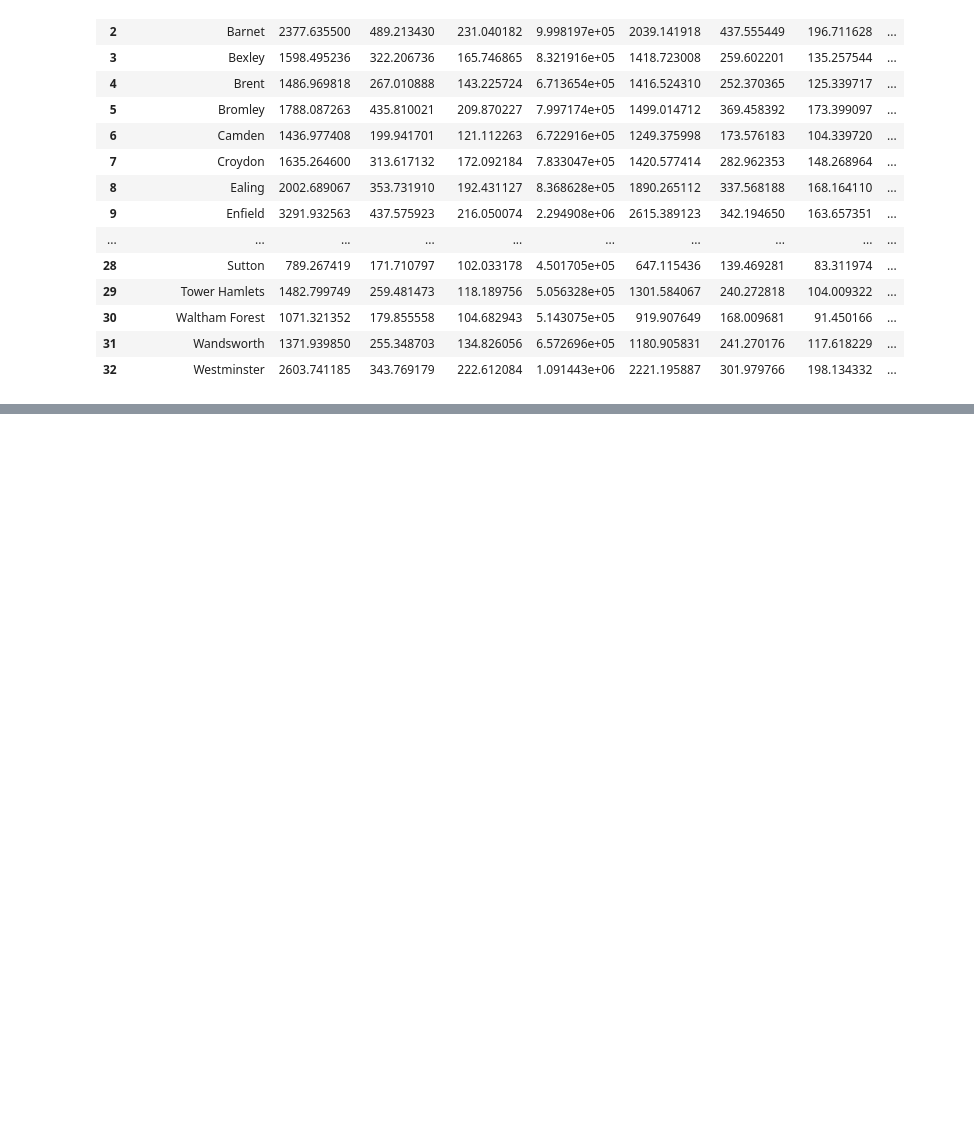
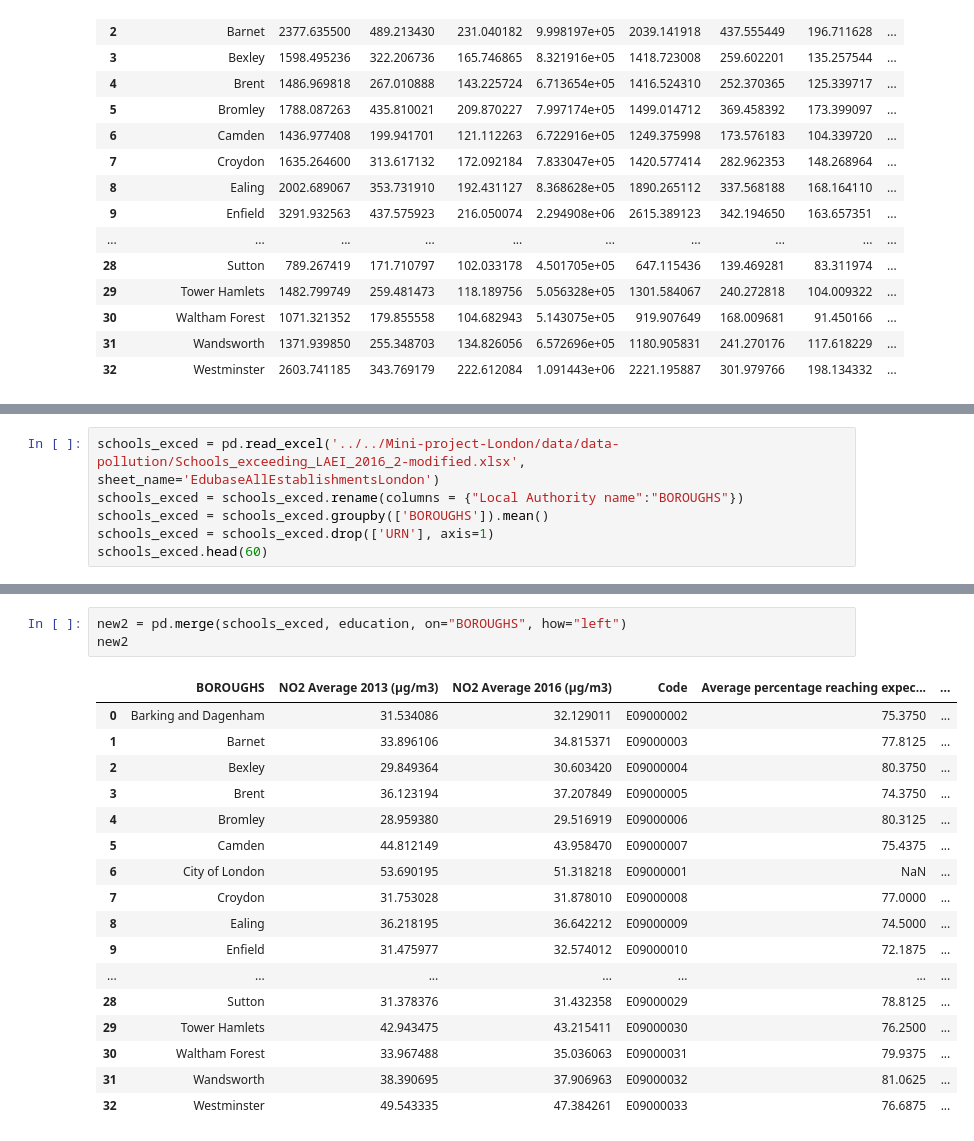
Before and after one commit to Vilma-St/Mini-project-London, a Jupyter notebook: your-code/pollution.ipynb, the cells around one changed output, grey strips where cells are left out. Cells and saved outputs as stored; diff of their text form; blank space fills up the shorter version.

Commit message:
updated pollution file

```diff
--- a/your-code/pollution.ipynb
+++ b/your-code/pollution.ipynb
@@ -93,0 +94,6 @@ correlation
+# %%
+schools_exced = pd.read_excel('../../Mini-project-London/data/data-pollution/Schools_exceeding_LAEI_2016_2-modified.xlsx', sheet_name='EdubaseAllEstablishmentsLondon')
+schools_exced = schools_exced.rename(columns = {"Local Authority name":"BOROUGHS"})
+schools_exced = schools_exced.groupby(['BOROUGHS']).mean()
+schools_exced = schools_exced.drop(['URN'], axis=1)
+schools_exced.head(60)
@@ -93,0 +119,21 @@ correlation
+# %%
+new2 = pd.merge(schools_exced, education, on="BOROUGHS", how="left")
+new2
+# %% [output]
+|  | BOROUGHS | NO2 Average 2013 (µg/m3) | NO2 Average 2016 (µg/m3) | Code | Average percentage reaching expec... | ... |
+| 0 | Barking and Dagenham | 31.534086 | 32.129011 | E09000002 | 75.3750 | ... |
+| 1 | Barnet | 33.896106 | 34.815371 | E09000003 | 77.8125 | ... |
+| 2 | Bexley | 29.849364 | 30.603420 | E09000004 | 80.3750 | ... |
+| 3 | Brent | 36.123194 | 37.207849 | E09000005 | 74.3750 | ... |
+| 4 | Bromley | 28.959380 | 29.516919 | E09000006 | 80.3125 | ... |
+| 5 | Camden | 44.812149 | 43.958470 | E09000007 | 75.4375 | ... |
+| 6 | City of London | 53.690195 | 51.318218 | E09000001 | NaN | ... |
+| 7 | Croydon | 31.753028 | 31.878010 | E09000008 | 77.0000 | ... |
+| 8 | Ealing | 36.218195 | 36.642212 | E09000009 | 74.5000 | ... |
+| 9 | Enfield | 31.475977 | 32.574012 | E09000010 | 72.1875 | ... |
+| ... | ... | ... | ... | ... | ... | ... |
+| 28 | Sutton | 31.378376 | 31.432358 | E09000029 | 78.8125 | ... |
+| 29 | Tower Hamlets | 42.943475 | 43.215411 | E09000030 | 76.2500 | ... |
+| 30 | Waltham Forest | 33.967488 | 35.036063 | E09000031 | 79.9375 | ... |
+| 31 | Wandsworth | 38.390695 | 37.906963 | E09000032 | 81.0625 | ... |
+| 32 | Westminster | 49.543335 | 47.384261 | E09000033 | 76.6875 | ... |
```
Also changed, not shown: parts of 7 cells of this notebook, 1 other file.
